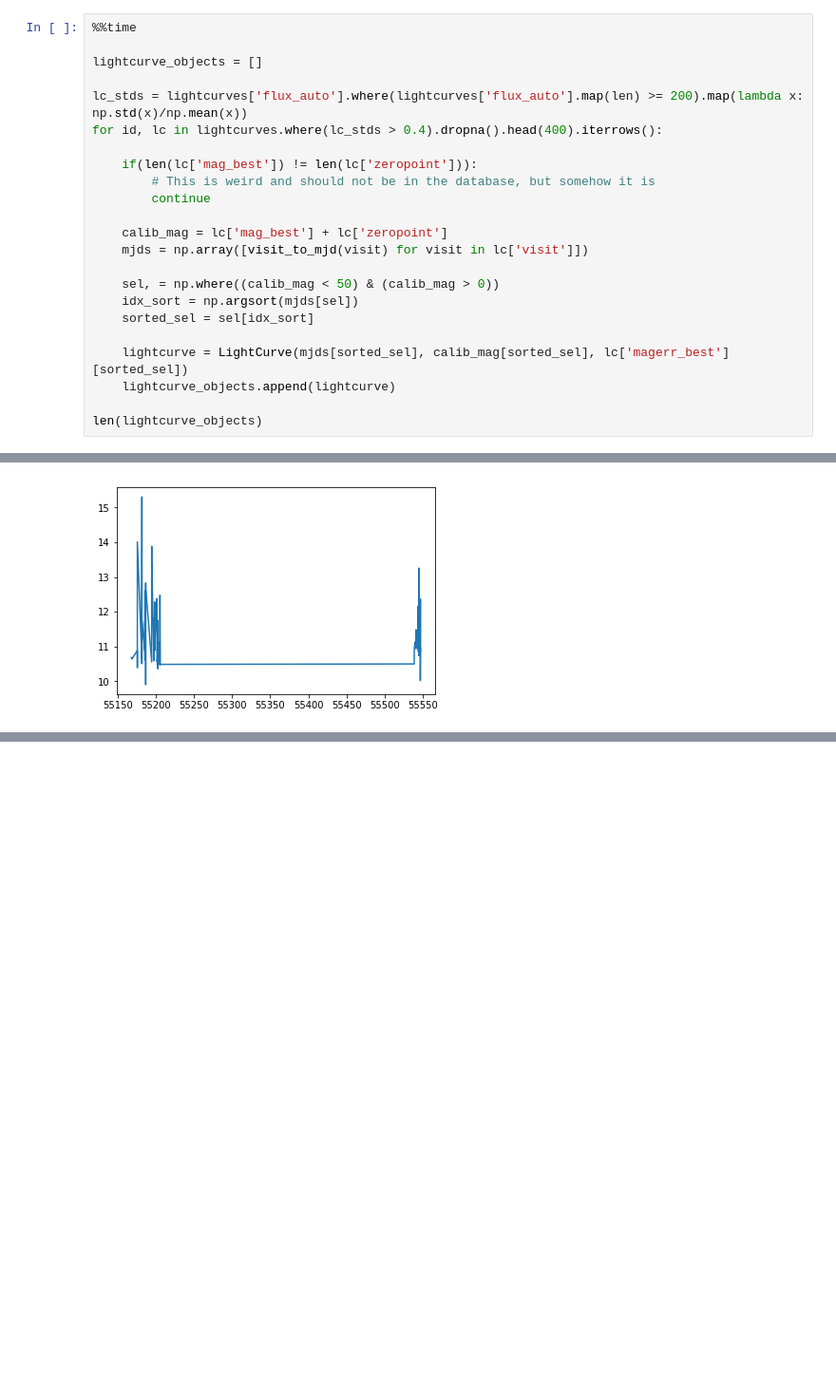
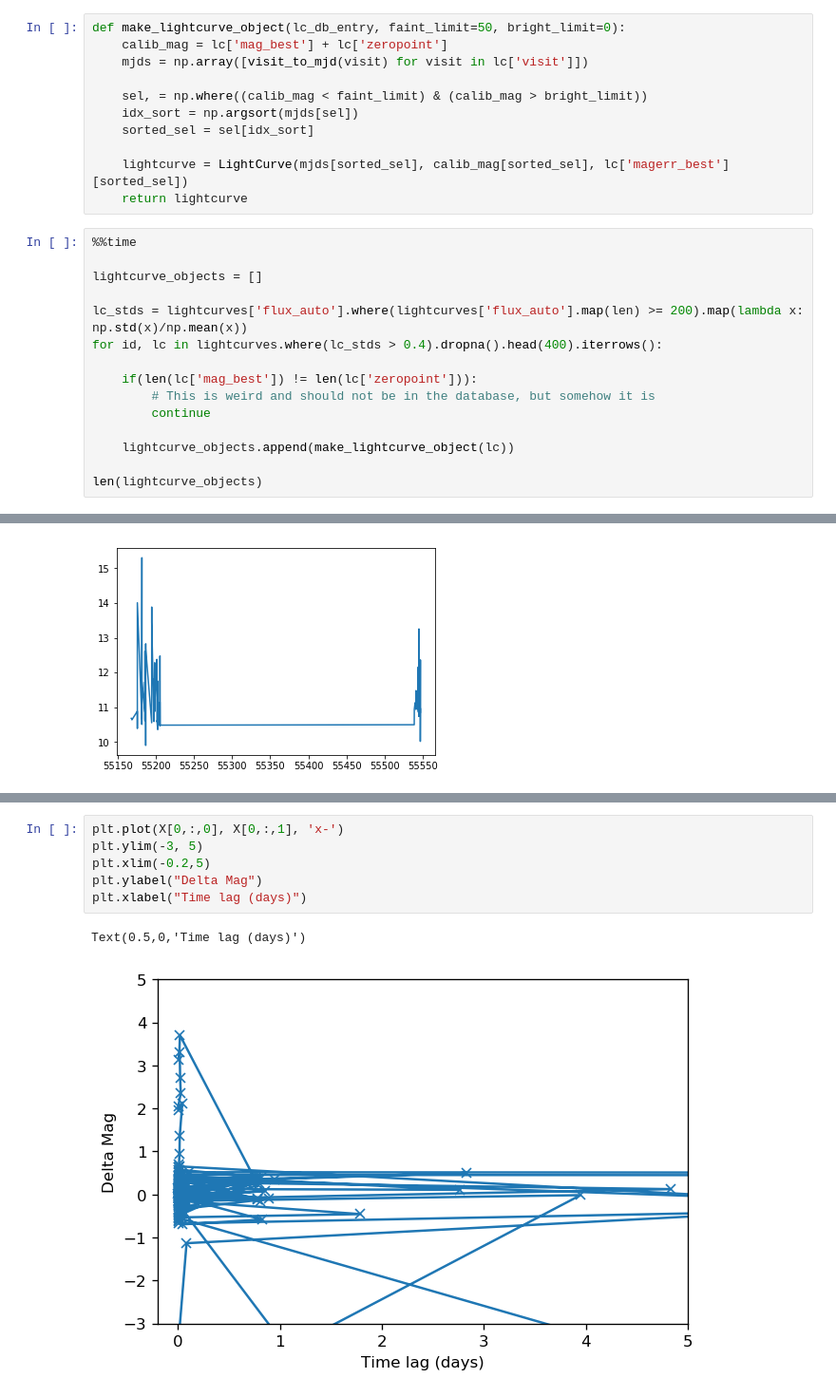
Before and after one commit to ctslater/lightcurve_ml, a Jupyter notebook: ptf_test.ipynb, the cells around one changed output, grey strips where cells are left out. Shown at 95% size. Cells and saved outputs as stored; diff of their text form; blank space fills up the shorter version.

```diff
--- a/ptf_test.ipynb
+++ b/ptf_test.ipynb
@@ -54,3 +54,14 @@ lightcurves.where(lightcurves['flux_auto'].map(len) >= 200)
+# %%
+def make_lightcurve_object(lc_db_entry, faint_limit=50, bright_limit=0):
+    calib_mag = lc['mag_best'] + lc['zeropoint']
+    mjds = np.array([visit_to_mjd(visit) for visit in lc['visit']])
+
+    sel, = np.where((calib_mag < faint_limit) & (calib_mag > bright_limit))
+    idx_sort = np.argsort(mjds[sel])
+    sorted_sel = sel[idx_sort]
+
+    lightcurve = LightCurve(mjds[sorted_sel], calib_mag[sorted_sel], lc['magerr_best'][sorted_sel])
+    return lightcurve
 # %%
 %%time
 
@@ -63,15 +74,7 @@ for id, lc in lightcurves.where(lc_stds > 0.4).dropna().head(400).iterrows():
         # This is weird and should not be in the database, but somehow it is
         continue
 
-    calib_mag = lc['mag_best'] + lc['zeropoint']
-    mjds = np.array([visit_to_mjd(visit) for visit in lc['visit']])
-
-    sel, = np.where((calib_mag < 50) & (calib_mag > 0))
-    idx_sort = np.argsort(mjds[sel])
-    sorted_sel = sel[idx_sort]
-
-    lightcurve = LightCurve(mjds[sorted_sel], calib_mag[sorted_sel], lc['magerr_best'][sorted_sel])
-    lightcurve_objects.append(lightcurve)
+    lightcurve_objects.append(make_lightcurve_object(lc))
 
 len(lightcurve_objects)
 # %% [output]
@@ -171,0 +226,9 @@ plt.plot(lc_of_interest.times, lc_of_interest.measurements)
+# %%
+plt.plot(X[0,:,0], X[0,:,1], 'x-')
+plt.ylim(-3, 5)
+plt.xlim(-0.2,5)
+plt.ylabel("Delta Mag")
+plt.xlabel("Time lag (days)")
+# %% [output]
+Text(0.5,0,'Time lag (days)')
+[figure, added]
```
Also changed, not shown: parts of 6 cells of this notebook.
